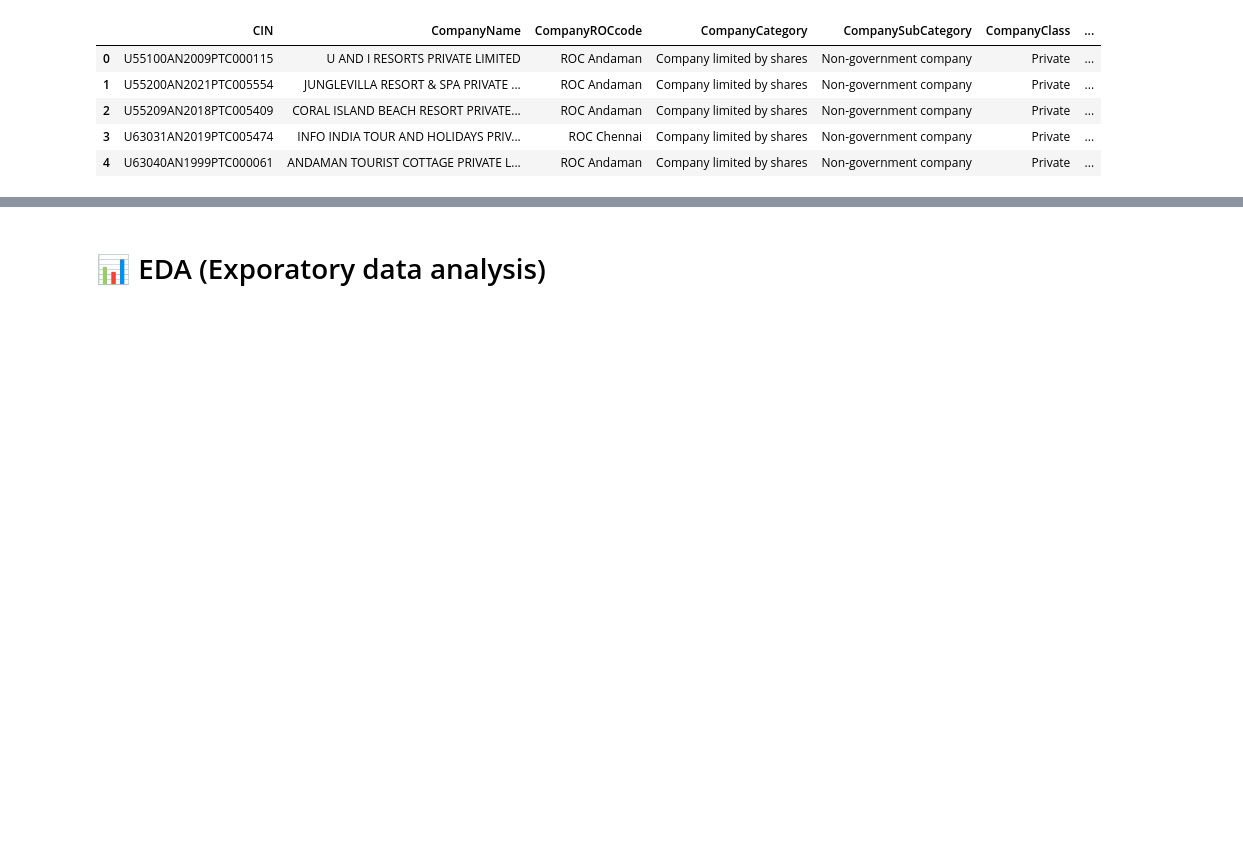
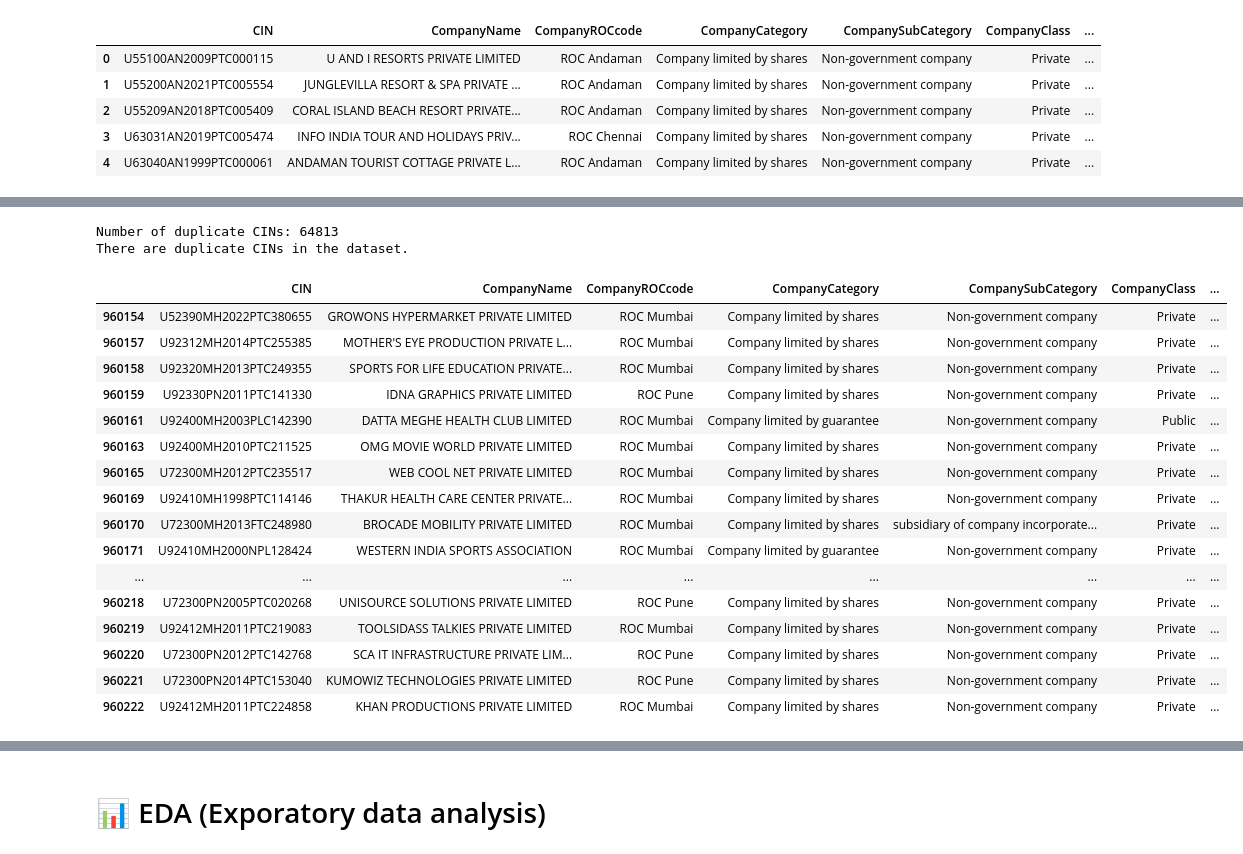
Before and after one commit to pi-mishra/Business-Formation-Trends-Market-Segmentation-for-Compliance-Services-in-India, a Jupyter notebook: analysis.ipynb, the cells around one changed output, grey strips where cells are left out. Cells and saved outputs as stored; diff of their text form; code cells hidden in the pictures; blank space fills up the shorter version.

```diff
--- a/analysis.ipynb
+++ b/analysis.ipynb
@@ -94,0 +168,33 @@ merged_df.head()
+# %%
+# Check for duplicates in the 'CIN' column
+duplicate_count = merged_df['CIN'].duplicated().sum()
+print(f"Number of duplicate CINs: {duplicate_count}")
+
+if duplicate_count > 0:
+    print("There are duplicate CINs in the dataset.")
+else:
+    print("No duplicate CINs found.")
+# %% [output]
+Number of duplicate CINs: 64813
+There are duplicate CINs in the dataset.
+# %%
+duplicated_cin_df = merged_df[merged_df['CIN'].duplicated(keep=False)]
+duplicated_cin_df.head(50)
+# %% [output]
+|  | CIN | CompanyName | CompanyROCcode | CompanyCategory | CompanySubCategory | CompanyClass | ... |
+| 960154 | U52390MH2022PTC380655 | GROWONS HYPERMARKET PRIVATE LIMITED | ROC Mumbai | Company limited by shares | Non-government company | Private | ... |
+| 960157 | U92312MH2014PTC255385 | MOTHER'S EYE PRODUCTION PRIVATE L... | ROC Mumbai | Company limited by shares | Non-government company | Private | ... |
+| 960158 | U92320MH2013PTC249355 | SPORTS FOR LIFE EDUCATION PRIVATE... | ROC Mumbai | Company limited by shares | Non-government company | Private | ... |
+| 960159 | U92330PN2011PTC141330 | IDNA GRAPHICS PRIVATE LIMITED | ROC Pune | Company limited by shares | Non-government company | Private | ... |
+| 960161 | U92400MH2003PLC142390 | DATTA MEGHE HEALTH CLUB LIMITED | ROC Mumbai | Company limited by guarantee | Non-government company | Public | ... |
+| 960163 | U92400MH2010PTC211525 | OMG MOVIE WORLD PRIVATE LIMITED | ROC Mumbai | Company limited by shares | Non-government company | Private | ... |
+| 960165 | U72300MH2012PTC235517 | WEB COOL NET PRIVATE LIMITED | ROC Mumbai | Company limited by shares | Non-government company | Private | ... |
+| 960169 | U92410MH1998PTC114146 | THAKUR HEALTH CARE CENTER PRIVATE... | ROC Mumbai | Company limited by shares | Non-government company | Private | ... |
+| 960170 | U72300MH2013FTC248980 | BROCADE MOBILITY PRIVATE LIMITED | ROC Mumbai | Company limited by shares | subsidiary of company incorporate... | Private | ... |
+| 960171 | U92410MH2000NPL128424 | WESTERN INDIA SPORTS ASSOCIATION | ROC Mumbai | Company limited by guarantee | Non-government company | Private | ... |
+| ... | ... | ... | ... | ... | ... | ... | ... |
+| 960218 | U72300PN2005PTC020268 | UNISOURCE SOLUTIONS PRIVATE LIMITED | ROC Pune | Company limited by shares | Non-government company | Private | ... |
+| 960219 | U92412MH2011PTC219083 | TOOLSIDASS TALKIES PRIVATE LIMITED | ROC Mumbai | Company limited by shares | Non-government company | Private | ... |
+| 960220 | U72300PN2012PTC142768 | SCA IT INFRASTRUCTURE PRIVATE LIM... | ROC Pune | Company limited by shares | Non-government company | Private | ... |
+| 960221 | U72300PN2014PTC153040 | KUMOWIZ TECHNOLOGIES PRIVATE LIMITED | ROC Pune | Company limited by shares | Non-government company | Private | ... |
+| 960222 | U92412MH2011PTC224858 | KHAN PRODUCTIONS PRIVATE LIMITED | ROC Mumbai | Company limited by shares | Non-government company | Private | ... |
```
Also changed, not shown: parts of 19 cells of this notebook.
